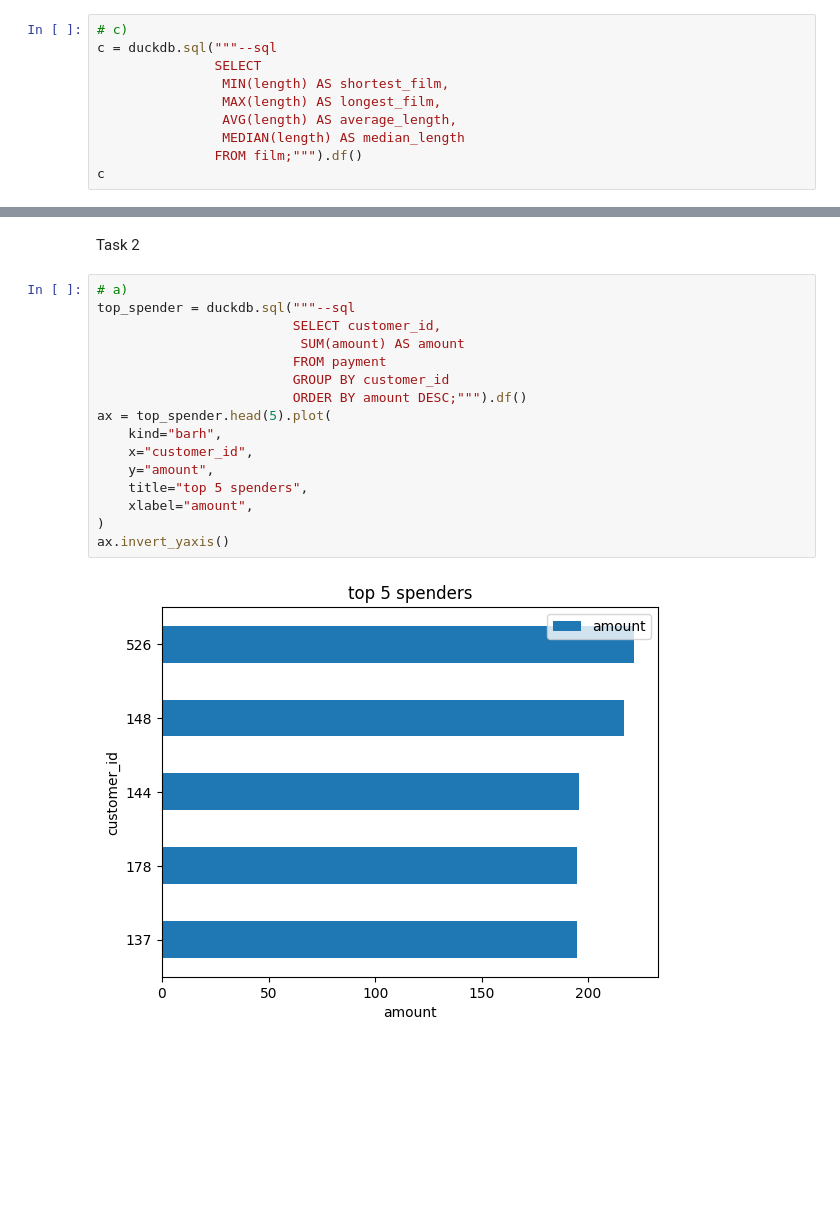
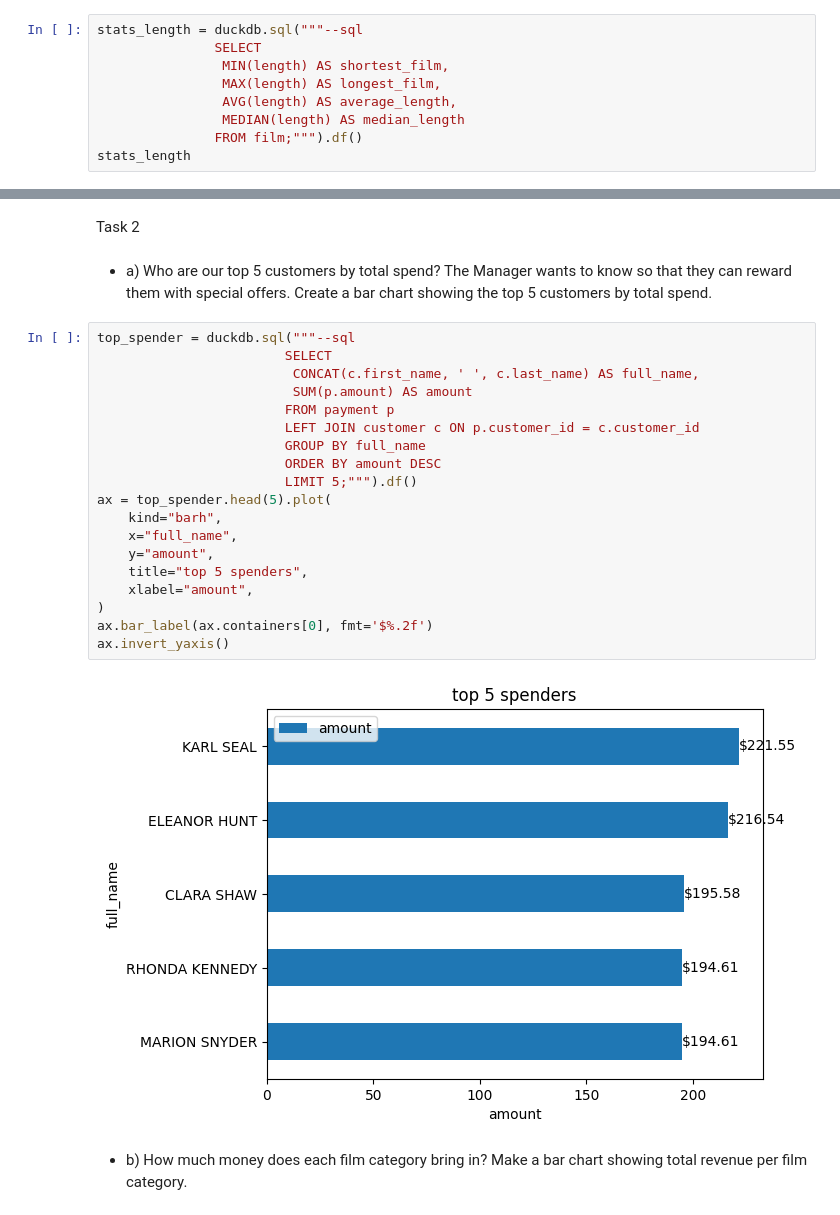
Before and after one commit to karlrydberg-stack/lab_sql_karl_rydberg_de25, a Jupyter notebook: task_1_task_2.ipynb, the cells around one changed output, grey strips where cells are left out. Cells and saved outputs as stored; diff of their text form; blank space fills up the shorter version.

```diff
--- a/task_1_task_2.ipynb
+++ b/task_1_task_2.ipynb
@@ -53,13 +61,12 @@ b
 # %%
-# c)
-c = duckdb.sql("""--sql
+stats_length = duckdb.sql("""--sql
                SELECT
                 MIN(length) AS shortest_film,
                 MAX(length) AS longest_film,
                 AVG(length) AS average_length,
                 MEDIAN(length) AS median_length
                FROM film;""").df()
-c
+stats_length
 # %% [output]
 |  | shortest_film | longest_film | average_length | median_length |
 | 0 | 46 | 185 | 115.272 | 114.0 |
@@ -224,24 +239,31 @@ number_unique_payments
 | 1 | Jon | 7992 |
 # %% [markdown]
 Task 2
+# %% [markdown]
+- a) Who are our top 5 customers by total spend? The Manager wants to know so that they can reward them with special offers. Create a bar chart showing the top 5 customers by total spend.
 # %%
-# a)
 top_spender = duckdb.sql("""--sql
-                         SELECT customer_id,
-                          SUM(amount) AS amount
-                         FROM payment
-                         GROUP BY customer_id
-                         ORDER BY amount DESC;""").df()
+                        SELECT
+                         CONCAT(c.first_name, ' ', c.last_name) AS full_name,
+                         SUM(p.amount) AS amount
+                        FROM payment p
+                        LEFT JOIN customer c ON p.customer_id = c.customer_id
+                        GROUP BY full_name
+                        ORDER BY amount DESC
+                        LIMIT 5;""").df()
 ax = top_spender.head(5).plot(
     kind="barh",
-    x="customer_id",
+    x="full_name",
     y="amount",
     title="top 5 spenders",
     xlabel="amount",
 )
+ax.bar_label(ax.containers[0], fmt='$%.2f')
 ax.invert_yaxis()
 # %% [output]
-[figure, old version]
+[figure, new version]
+# %% [markdown]
+- b) How much money does each film category bring in? Make a bar chart showing total revenue per film category.
 # %%
 # b)
 revenue_category = duckdb.sql("""--sql
```
Also changed, not shown: parts of 23 cells of this notebook.
